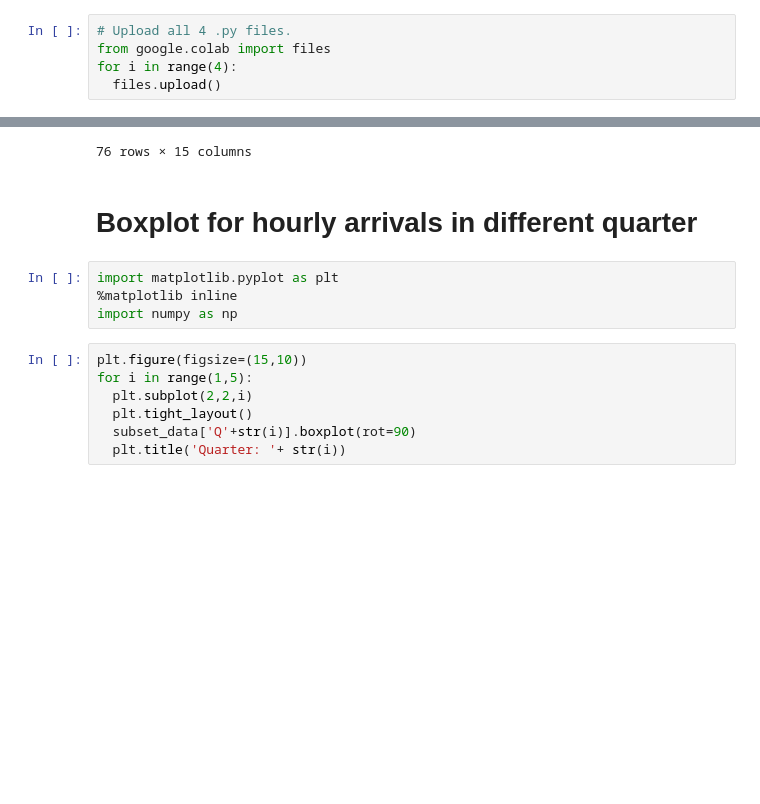
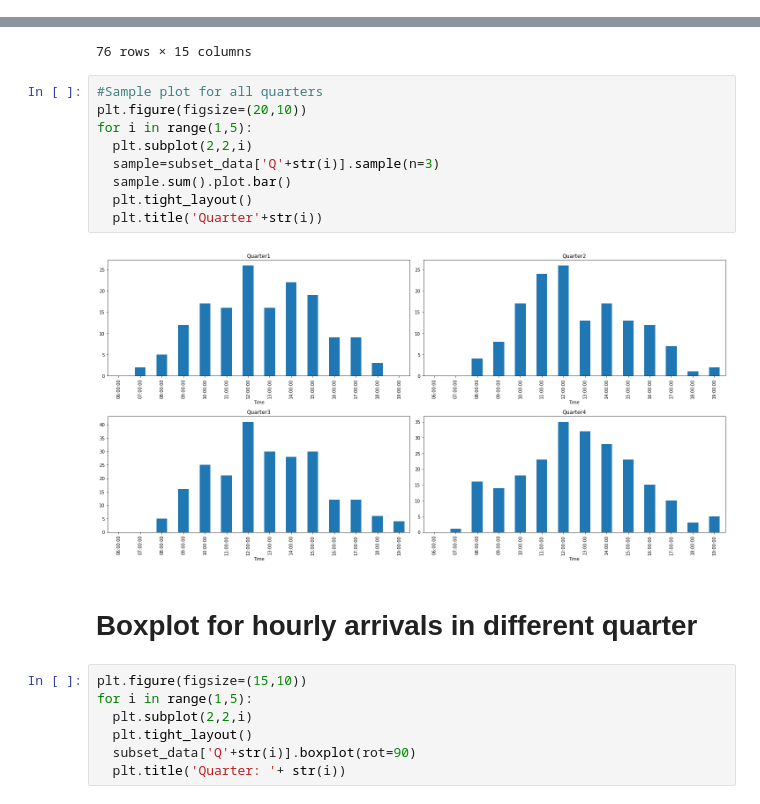
Before and after one commit to rajivsam/cmi_count_data_modeling, a Jupyter notebook: notebooks/week_5_tasks.ipynb, the cells around one changed output, grey strips where cells are left out. Drawn from its saved outputs; the diff is of its cells as text; blank space fills up the shorter version.

```diff
--- a/notebooks/week_5_tasks.ipynb
+++ b/notebooks/week_5_tasks.ipynb
@@ -3,5 +2,0 @@
-# %%
-# Upload all 4 .py files.
-from google.colab import files
-for i in range(4):
-  files.upload()
@@ -117,12 +171,19 @@ subset_data['Q1']
 | 94 | 2011-03-31 | 0.0 | 0.0 | 0.0 | 5.0 | 5.0 | 9.0 | 6.0 | 12.0 | 2.0 | ... |
 | 95 | 2011-04-01 | 0.0 | 0.0 | 2.0 | 5.0 | 9.0 | 11.0 | 8.0 | 11.0 | 8.0 | ... |
 76 rows × 15 columns
+# %%
+#Sample plot for all quarters
+plt.figure(figsize=(20,10))
+for i in range(1,5):
+  plt.subplot(2,2,i)
+  sample=subset_data['Q'+str(i)].sample(n=3)
+  sample.sum().plot.bar()
+  plt.tight_layout()
+  plt.title('Quarter'+str(i))
+# %% [output]
+[figure, added]
 # %% [markdown]
 # Boxplot for hourly arrivals in different quarter
-# %%
-import matplotlib.pyplot as plt
-%matplotlib inline
-import numpy as np
 # %%
 plt.figure(figsize=(15,10))
 for i in range(1,5):
```
Also changed, not shown: parts of 28 cells of this notebook.
